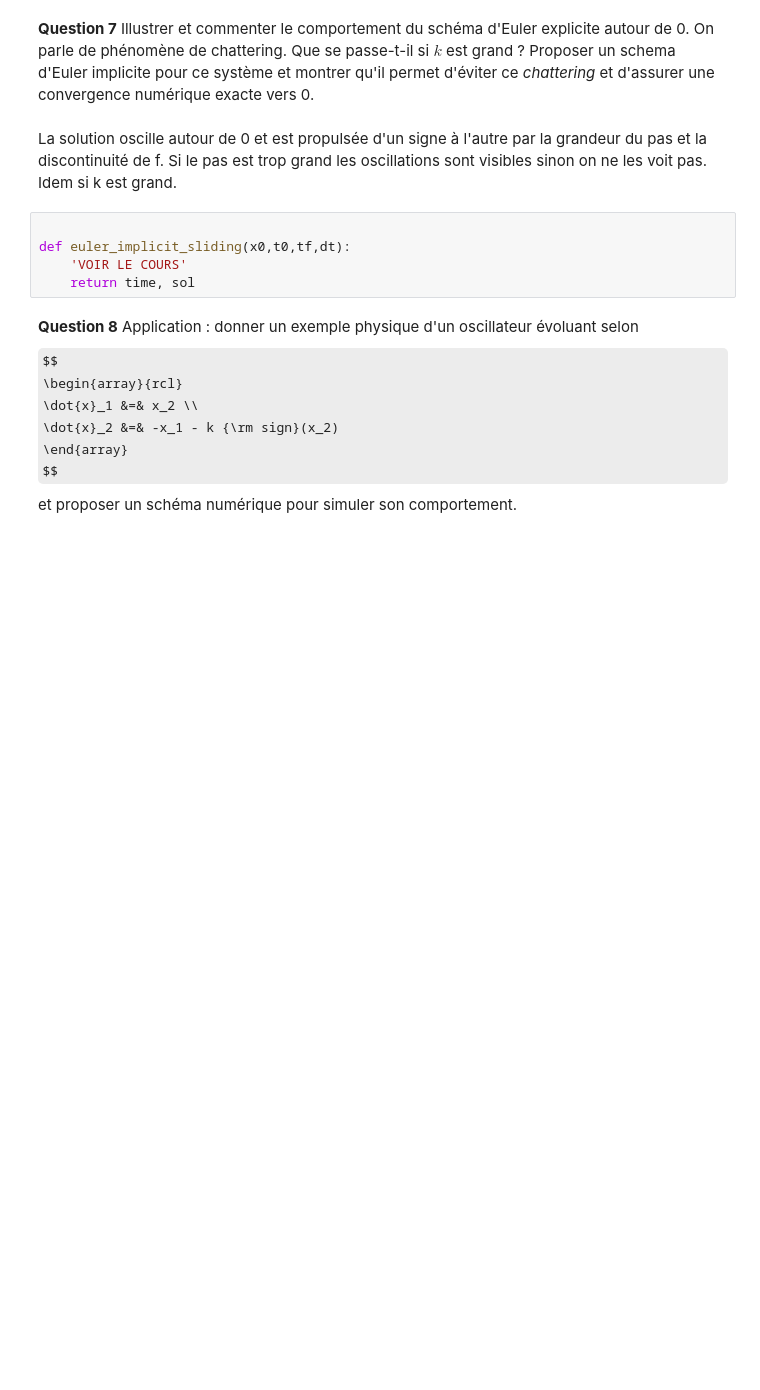
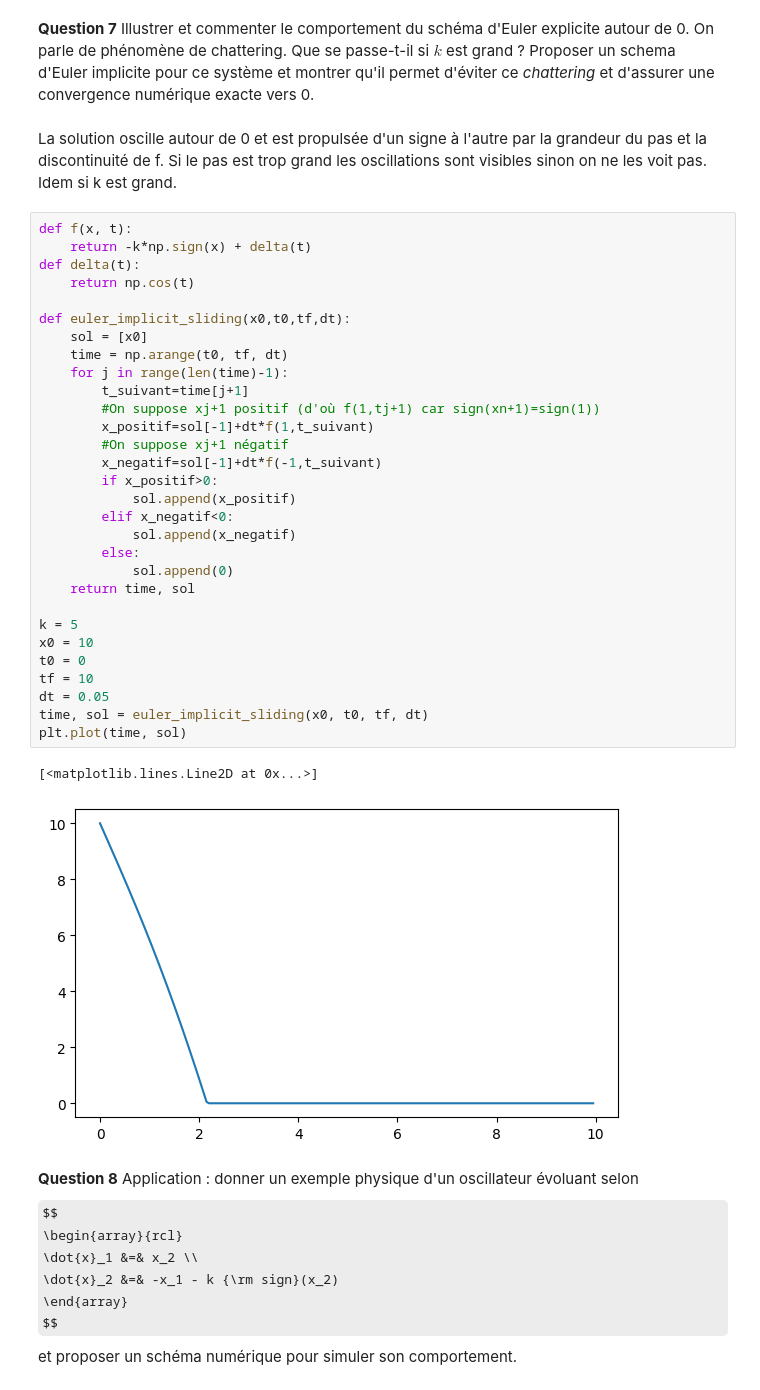
Before and after one commit to Zahrrock/Projet-Equa-diff-Esther-Yohann, a Jupyter notebook: Projet - Equations Différentielles - 2025.ipynb, the cells around one changed output. Cells and saved outputs as stored; diff of their text form; some formulas as TeX source; blank space fills up the shorter version.

Commit message:
question sur euler implicite complétée

```diff
--- a/Projet - Equations Différentielles - 2025.ipynb
+++ b/Projet - Equations Différentielles - 2025.ipynb
@@ -164,11 +164,39 @@ plt.plot(time, sol2)
 # %% [markdown]
 La solution oscille autour de 0 et est propulsée d'un signe à l'autre par la grandeur du pas et la discontinuité de f.
 Si le pas est trop grand les oscillations sont visibles sinon on ne les voit pas. Idem si k est grand.
-# %%
-
-def euler_implicit_sliding(x0,t0,tf,dt):
-    'VOIR LE COURS'
-    return time, sol
+# %%
+def f(x, t):
+    return -k*np.sign(x) + delta(t)
+def delta(t):
+    return np.cos(t)
+
+def euler_implicit_sliding(x0,t0,tf,dt):
+    sol = [x0]
+    time = np.arange(t0, tf, dt)
+    for j in range(len(time)-1):
+        t_suivant=time[j+1]
+        #On suppose xj+1 positif (d'où f(1,tj+1) car sign(xn+1)=sign(1))
+        x_positif=sol[-1]+dt*f(1,t_suivant)
+        #On suppose xj+1 négatif
+        x_negatif=sol[-1]+dt*f(-1,t_suivant)
+        if x_positif>0:
+            sol.append(x_positif)
+        elif x_negatif<0:
+            sol.append(x_negatif)
+        else:
+            sol.append(0)
+    return time, sol
+
+k = 5
+x0 = 10
+t0 = 0
+tf = 10
+dt = 0.05
+time, sol = euler_implicit_sliding(x0, t0, tf, dt)
+plt.plot(time, sol)
+# %% [output]
+[<matplotlib.lines.Line2D at 0x...>]
+[figure, added]
 # %% [markdown]
 **Question 8** Application : donner un exemple physique d'un oscillateur évoluant selon
 $$
```
